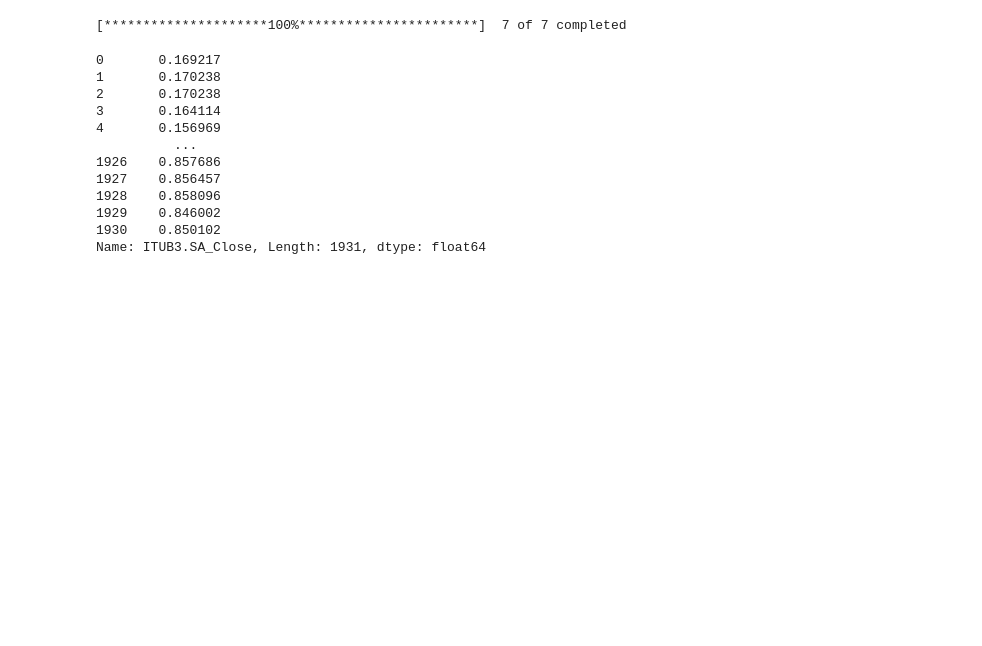
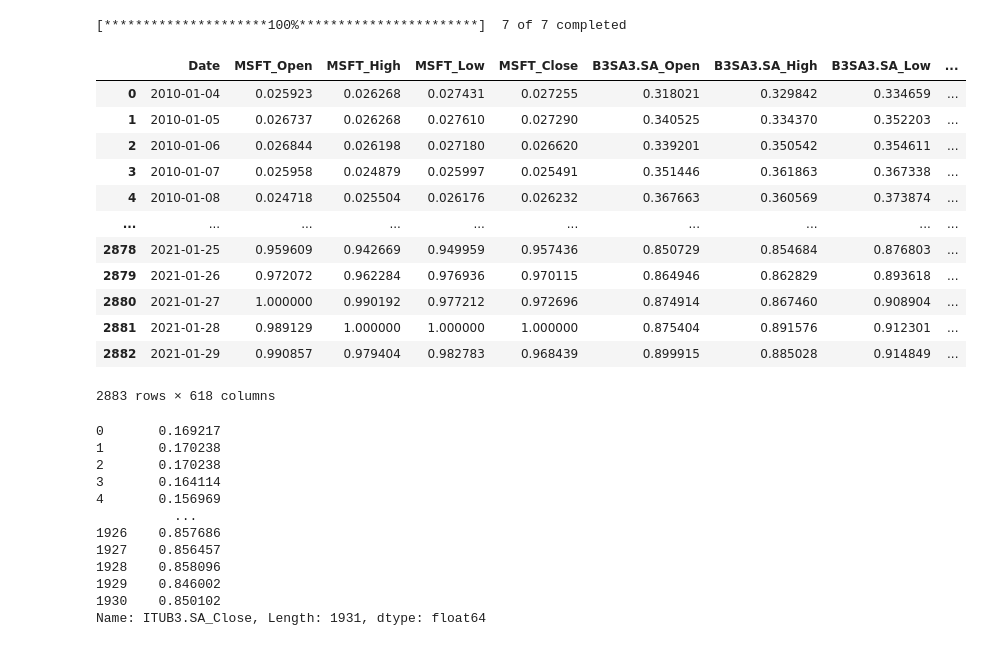
Before and after one commit to Albertini96/stock-market-chm, a Jupyter notebook: src/old_tests_chm/teste_hilbert_huang.ipynb, the cells around one changed output. Saved outputs shown, nothing was run; the diff lists cells and outputs as text; code cells hidden in the pictures; blank space fills up the shorter version.

```diff
--- a/src/teste_hilbert_huang.ipynb
+++ b/src/old_tests_chm/teste_hilbert_huang.ipynb
@@ -16,13 +17,2 @@ from config import Config
 from statsmodels.tsa.stattools import adfuller
 import emd
-# %%
-#Retrieving data from yahoo API
-a = DataRetriever()
-a.get_yahoo_stock_data()
-dataset = a.get_stock_ds()
-
-#Preprocessing yahoo data
-pp = PreProcessing(dataset, MinMax)
-train, test = pp.pre_process()
-# %% [output]
-[*********************100%***********************]  7 of 7 completed
@@ -31,0 +19,45 @@ import matplotlib.pyplot as plt
+# %%
+#Retrieving data from yahoo API
+a = DataRetriever()
+a.get_yahoo_stock_data()
+
+#Defining which stocks will be predicted
+#x_cols_ = [x for x in b.columns.difference(['Date']) if x[-5:] == 'Close']
+predict_cols = 'ITUB3.SA_Close'
+
+#Obtaining yahoo dataset
+dataset = a.get_stock_ds()
+
+#Preprocessing yahoo data
+pp = PreProcessing(dataset, MinMax)
+ds = pp.pre_process_once()
+
+#Setting up column to be predicted
+y_cols = predict_cols
+#Setting up column to be used as features
+x_cols = ds.columns.difference(['Date'])
+
+# Decomposing series
+dec = EMDDecomposition()
+dec.decompose_series(
+                        ds         = ds,
+                        apply_cols = x_cols
+                    )
+# %% [output]
+[*********************100%***********************]  7 of 7 completed
+# %%
+ds
+# %% [output]
+|  | Date | MSFT_Open | MSFT_High | MSFT_Low | MSFT_Close | B3SA3.SA_Open | B3SA3.SA_High | B3SA3.SA_Low | ... |
+| 0 | 2010-01-04 | 0.025923 | 0.026268 | 0.027431 | 0.027255 | 0.318021 | 0.329842 | 0.334659 | ... |
+| 1 | 2010-01-05 | 0.026737 | 0.026268 | 0.027610 | 0.027290 | 0.340525 | 0.334370 | 0.352203 | ... |
+| 2 | 2010-01-06 | 0.026844 | 0.026198 | 0.027180 | 0.026620 | 0.339201 | 0.350542 | 0.354611 | ... |
+| 3 | 2010-01-07 | 0.025958 | 0.024879 | 0.025997 | 0.025491 | 0.351446 | 0.361863 | 0.367338 | ... |
+| 4 | 2010-01-08 | 0.024718 | 0.025504 | 0.026176 | 0.026232 | 0.367663 | 0.360569 | 0.373874 | ... |
+| ... | ... | ... | ... | ... | ... | ... | ... | ... | ... |
+| 2878 | 2021-01-25 | 0.959609 | 0.942669 | 0.949959 | 0.957436 | 0.850729 | 0.854684 | 0.876803 | ... |
+| 2879 | 2021-01-26 | 0.972072 | 0.962284 | 0.976936 | 0.970115 | 0.864946 | 0.862829 | 0.893618 | ... |
+| 2880 | 2021-01-27 | 1.000000 | 0.990192 | 0.977212 | 0.972696 | 0.874914 | 0.867460 | 0.908904 | ... |
+| 2881 | 2021-01-28 | 0.989129 | 1.000000 | 1.000000 | 1.000000 | 0.875404 | 0.891576 | 0.912301 | ... |
+| 2882 | 2021-01-29 | 0.990857 | 0.979404 | 0.982783 | 0.968439 | 0.899915 | 0.885028 | 0.914849 | ... |
+2883 rows × 618 columns
```
Also changed, not shown: parts of 3 cells of this notebook, 30 other files.
